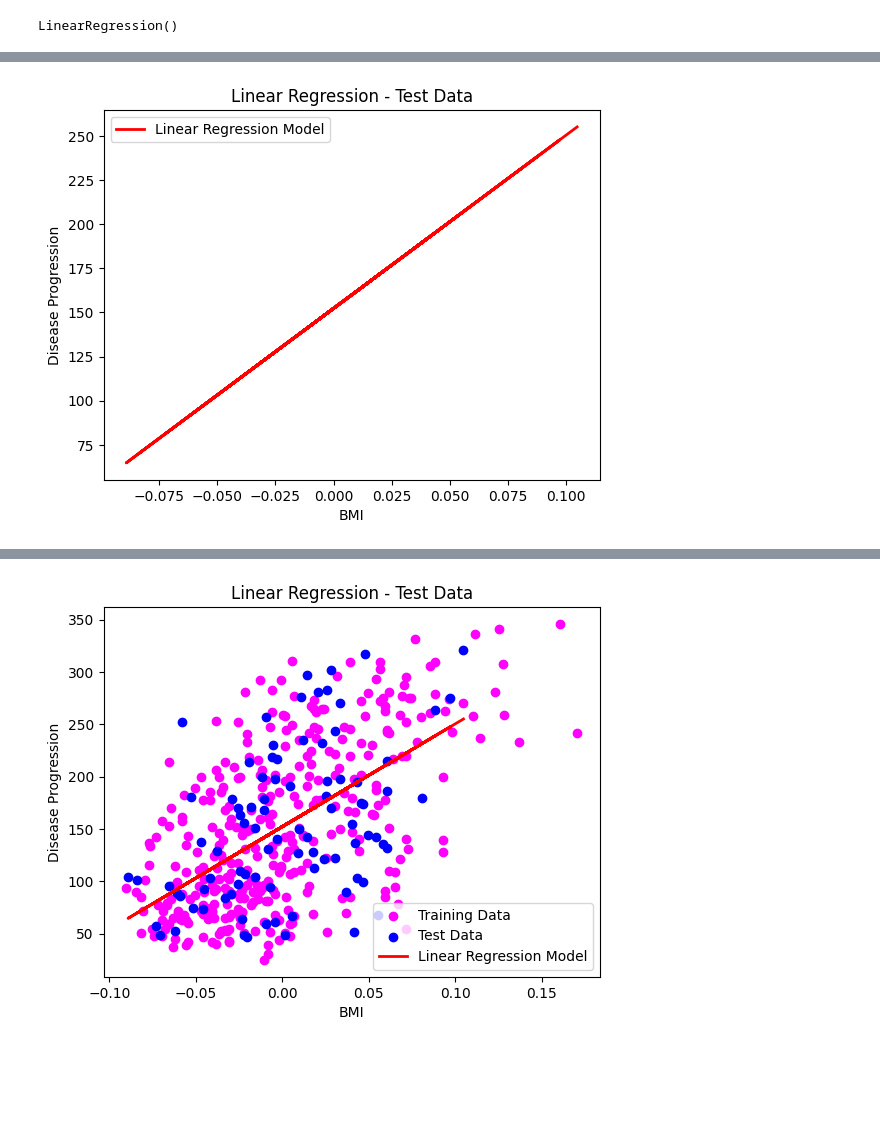
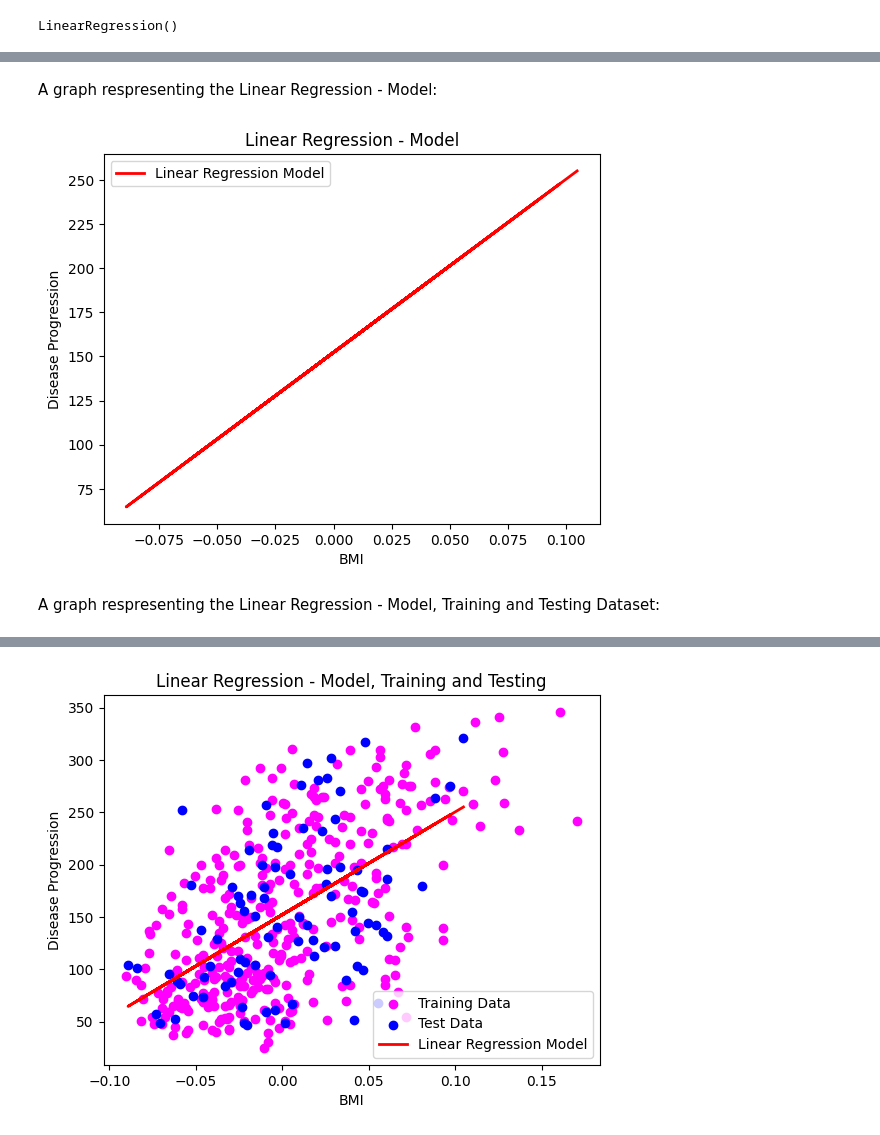
Before and after one commit to zeelshah007/CSCN8010-lab-submissions, a Jupyter notebook: students_submissions/8902834/lab3.ipynb, the cells around one changed output, grey strips where cells are left out. Cells and saved outputs as stored; diff of their text form; code cells hidden in the pictures; blank space fills up the shorter version.

```diff
--- a/students_submissions/8902834/lab3.ipynb
+++ b/students_submissions/8902834/lab3.ipynb
@@ -46,17 +66,18 @@ plt.show()
+# %% [markdown]
+A graph respresenting the Linear Regression - Model:
 # %%
-# Plot the test data and the model
 plt.plot(X_test, y_pred, color='red', linewidth=2, label='Linear Regression Model')
 plt.xlabel('BMI')
 plt.ylabel('Disease Progression')
-plt.title('Linear Regression - Test Data')
+plt.title('Linear Regression - Model')
 plt.legend()
 plt.show()
 # %% [output]
-[figure, old version]
+[figure, new version]
+# %% [markdown]
+A graph respresenting the Linear Regression - Model, Training and Testing Dataset:
 # %%
-# Calculate the mean squared error (loss) on the test data
-test_loss = np.mean((y_test - y_pred) ** 2)
-print("Test Loss:", test_loss)
+
 
 # Plot the test data and the linear regression model
 plt.scatter(X_train, y_train, color='magenta', label='Training Data')
@@ -64,7 +85,7 @@ plt.scatter(X_test, y_test, color='blue', label='Test Data')
 plt.plot(X_test, y_pred, color='red', linewidth=2, label='Linear Regression Model')
 plt.xlabel('BMI')
 plt.ylabel('Disease Progression')
-plt.title('Linear Regression - Test Data')
+plt.title('Linear Regression - Model, Training and Testing')
 plt.legend()
 plt.show()
 # %% [output]
@@ -72 +92 @@ Test Loss: 4150.6801893299835
-[figure, old version]
+[figure, new version]
```
Also changed, not shown: parts of 11 cells of this notebook, 2 other files.
